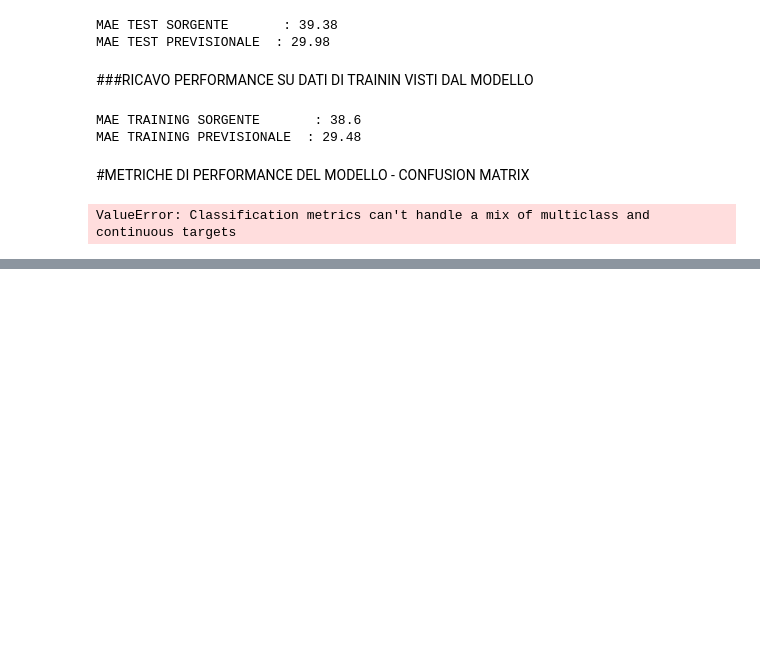
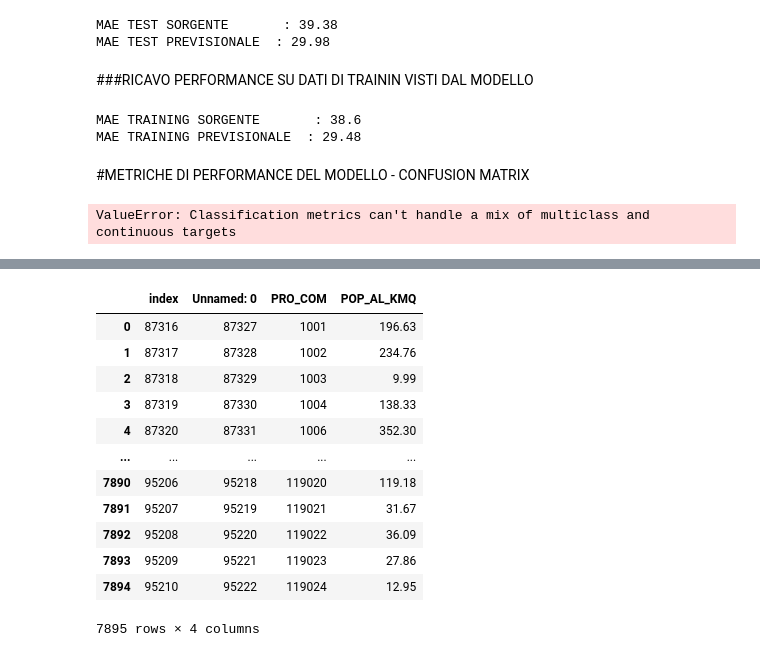
Before and after one commit to pd19nl/ProgettoFinale, a Jupyter notebook: 03_Analisi_statistica_google_env.ipynb, the cells around one changed output, grey strips where cells are left out. Cells and saved outputs as stored; diff of their text form; code cells hidden in the pictures; blank space fills up the shorter version.

```diff
--- a/03_Analisi_statistica_google_env.ipynb
+++ b/03_Analisi_statistica_google_env.ipynb
@@ -322,0 +395,2 @@ ValueError: Classification metrics can't handle a mix of multiclass and continuo
+# %%
+df_comuni_2026['POP_AL_KMQ']= round(df_comuni_2026['POP_RES'] / df_comuni_2026['AREA_KMQ'] ,2)
@@ -322,0 +413,4 @@ ValueError: Classification metrics can't handle a mix of multiclass and continuo
+# %%
+df_comuni_2026 = df_comuni_2026.drop('POP_RES',axis=1)
+# %%
+df_comuni_2026 = df_comuni_2026.drop('AREA_KMQ',axis=1)
@@ -322,0 +430,11 @@ ValueError: Classification metrics can't handle a mix of multiclass and continuo
+# %%
+# semplificazione che non considero + valida:
+# se prendo solo l'ultimo anno degli indicenti, non significa che il comune non esiste
+# ma solo che non ha avuto morti e feriti
+# quindi l'elenco lo prendo dai comuni 2026
+#
+# basato su dati degli incidenti filtrati
+#df_forecast_feriti = df_analisi.groupby(['PRO_COM', 'POP_AL_KMQ'], as_index=False).size()
+#
+# basato su tutti i comuni
+df_forecast_feriti = df_comuni_2026.copy()
@@ -322,0 +450,16 @@ ValueError: Classification metrics can't handle a mix of multiclass and continuo
+# %%
+df_forecast_feriti.reset_index()
+# %% [output]
+|  | index | Unnamed: 0 | PRO_COM | POP_AL_KMQ |
+| 0 | 87316 | 87327 | 1001 | 196.63 |
+| 1 | 87317 | 87328 | 1002 | 234.76 |
+| 2 | 87318 | 87329 | 1003 | 9.99 |
+| 3 | 87319 | 87330 | 1004 | 138.33 |
+| 4 | 87320 | 87331 | 1006 | 352.30 |
+| ... | ... | ... | ... | ... |
+| 7890 | 95206 | 95218 | 119020 | 119.18 |
+| 7891 | 95207 | 95219 | 119021 | 31.67 |
+| 7892 | 95208 | 95220 | 119022 | 36.09 |
+| 7893 | 95209 | 95221 | 119023 | 27.86 |
+| 7894 | 95210 | 95222 | 119024 | 12.95 |
+7895 rows × 4 columns
```
Also changed, not shown: parts of 69 cells of this notebook, 2 other files.
